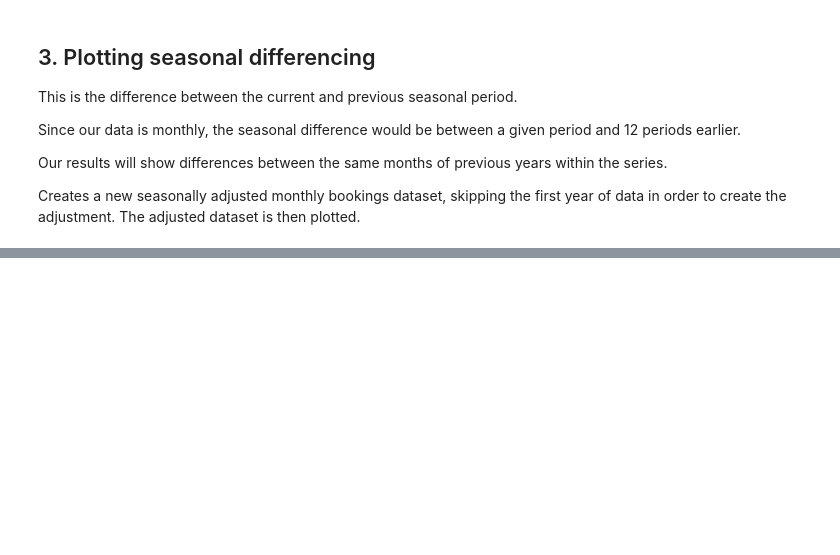
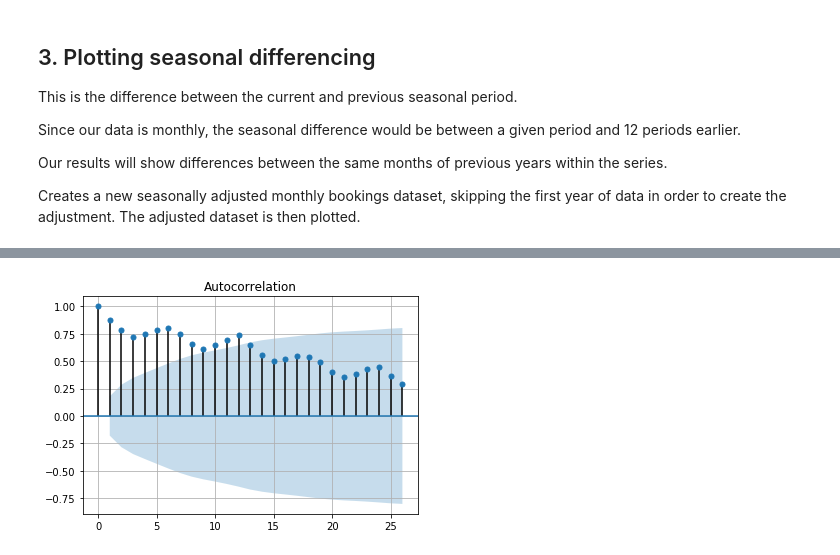
Before and after one commit to kairosart/Audacity-Course-Time-Series-Forecasting, a Jupyter notebook: Seasonal Differencing/Seasonal_differencing.ipynb, the cells around one changed output, grey strips where cells are left out. Drawn from its saved outputs; the diff is of its cells as text; code cells hidden in the pictures; blank space fills up the shorter version.

```diff
--- a/Seasonal Differencing/Seasonal_differencing.ipynb
+++ b/Seasonal Differencing/Seasonal_differencing.ipynb
@@ -90,0 +77,8 @@ Name: Bookings, Length: 120, dtype: float64
+# %%
+from statsmodels.graphics.tsaplots import plot_acf
+
+plot_acf(df['Bookings'], lags=26)
+plt.grid("on")
+plt.show()
+# %% [output]
+[figure, added]
```
Also changed, not shown: parts of 4 cells of this notebook, 2 other files.
